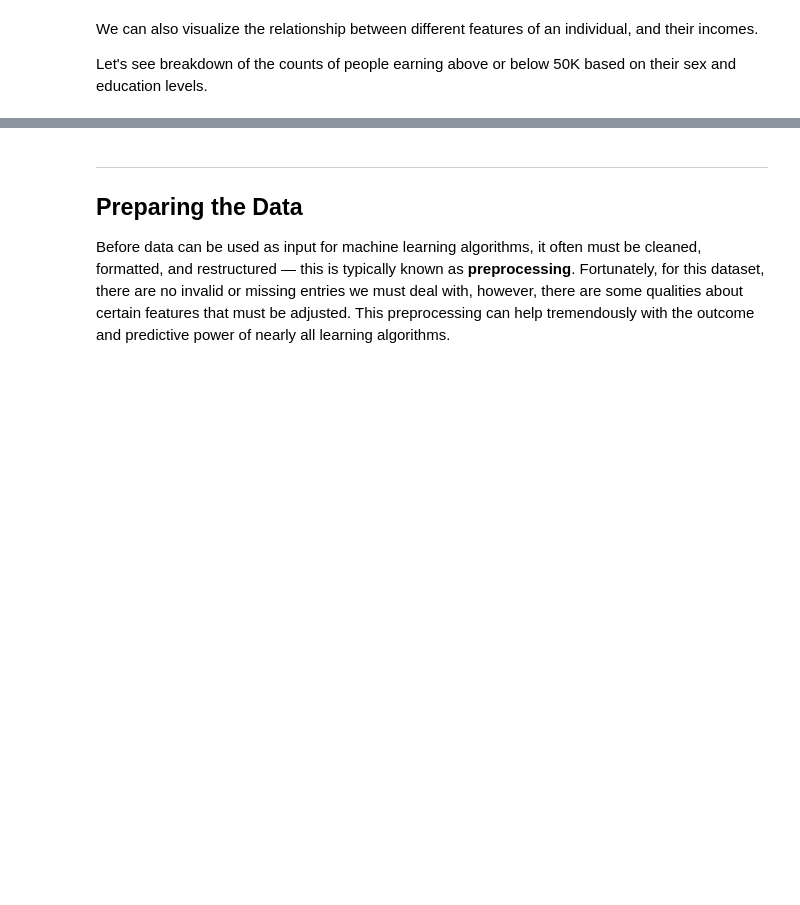
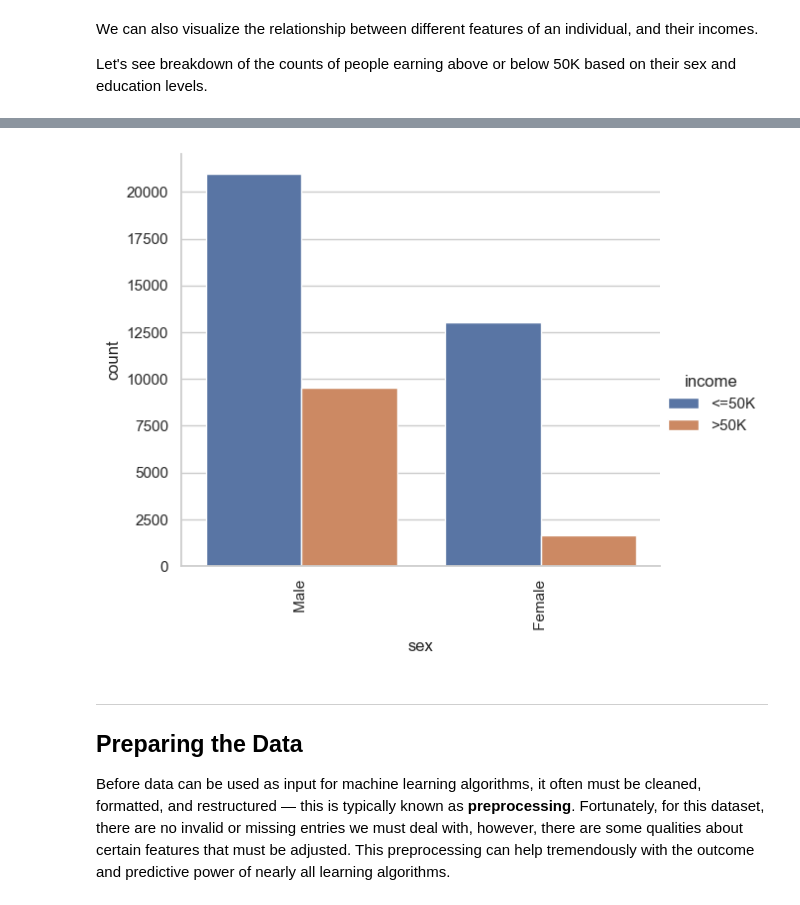
Before and after one commit to sarathisisme/ensemble_methods, a Jupyter notebook: 3_Comparison_Classification_Algorithms_Exercise.ipynb, the cells around one changed output, grey strips where cells are left out. Cells and saved outputs as stored; diff of their text form; code cells hidden in the pictures; blank space fills up the shorter version.

```diff
--- a/3_Comparison_Classification_Algorithms_Exercise.ipynb
+++ b/3_Comparison_Classification_Algorithms_Exercise.ipynb
@@ -74,3 +141,17 @@ Let's see breakdown of the counts of people earning above or below 50K based on
+# %%
+sns.catplot(
+    data=df,
+    x="sex",
+    hue="income",
+    kind="count",
+    height=5,
+    aspect=1.2
+)
+
+plt.xticks(rotation=90)
+plt.show()
+# %% [output]
+[figure, added]
 # %% [markdown]
 ----
 ## Preparing the Data
```
Also changed, not shown: parts of 37 cells of this notebook, 3 other files.
